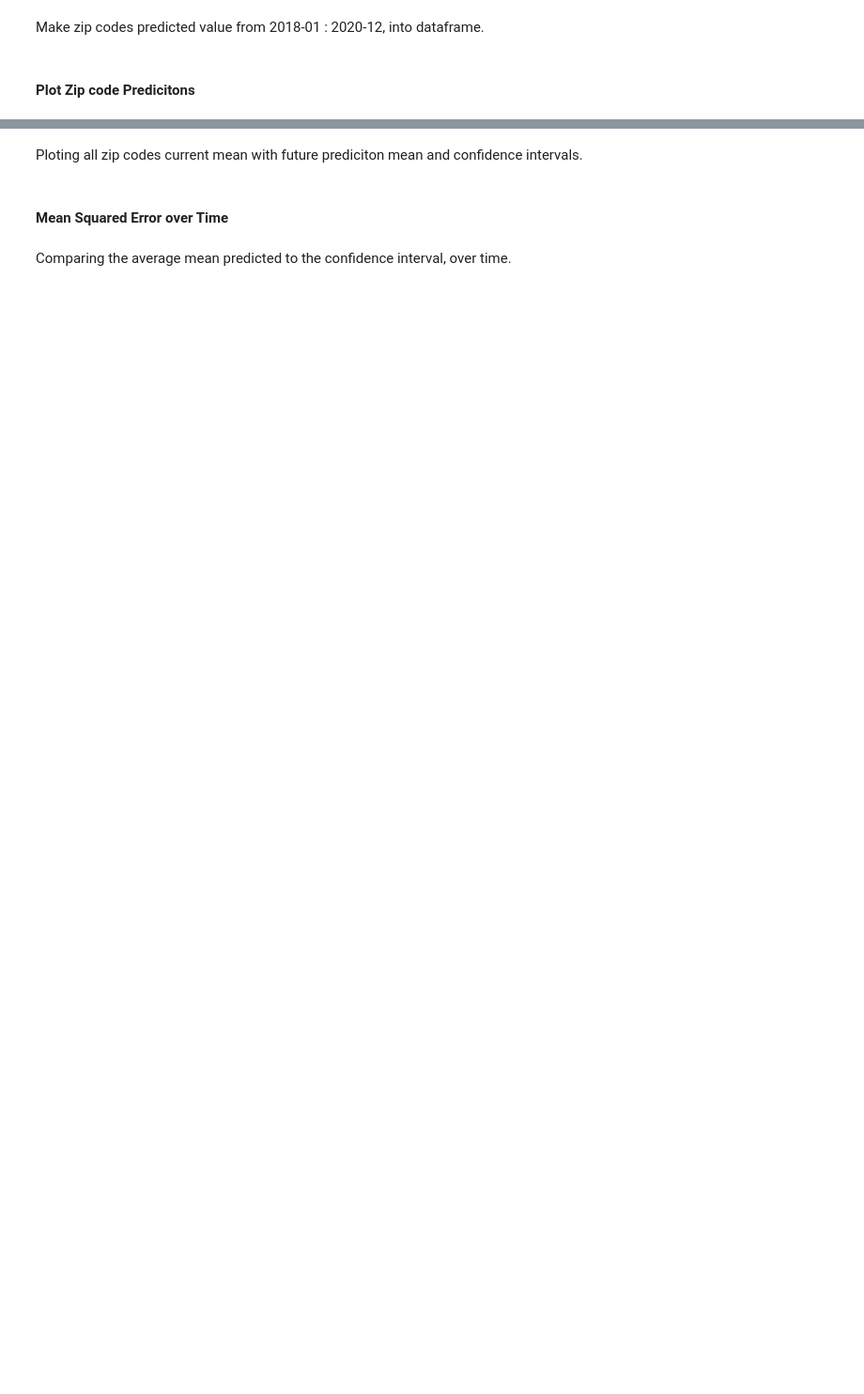
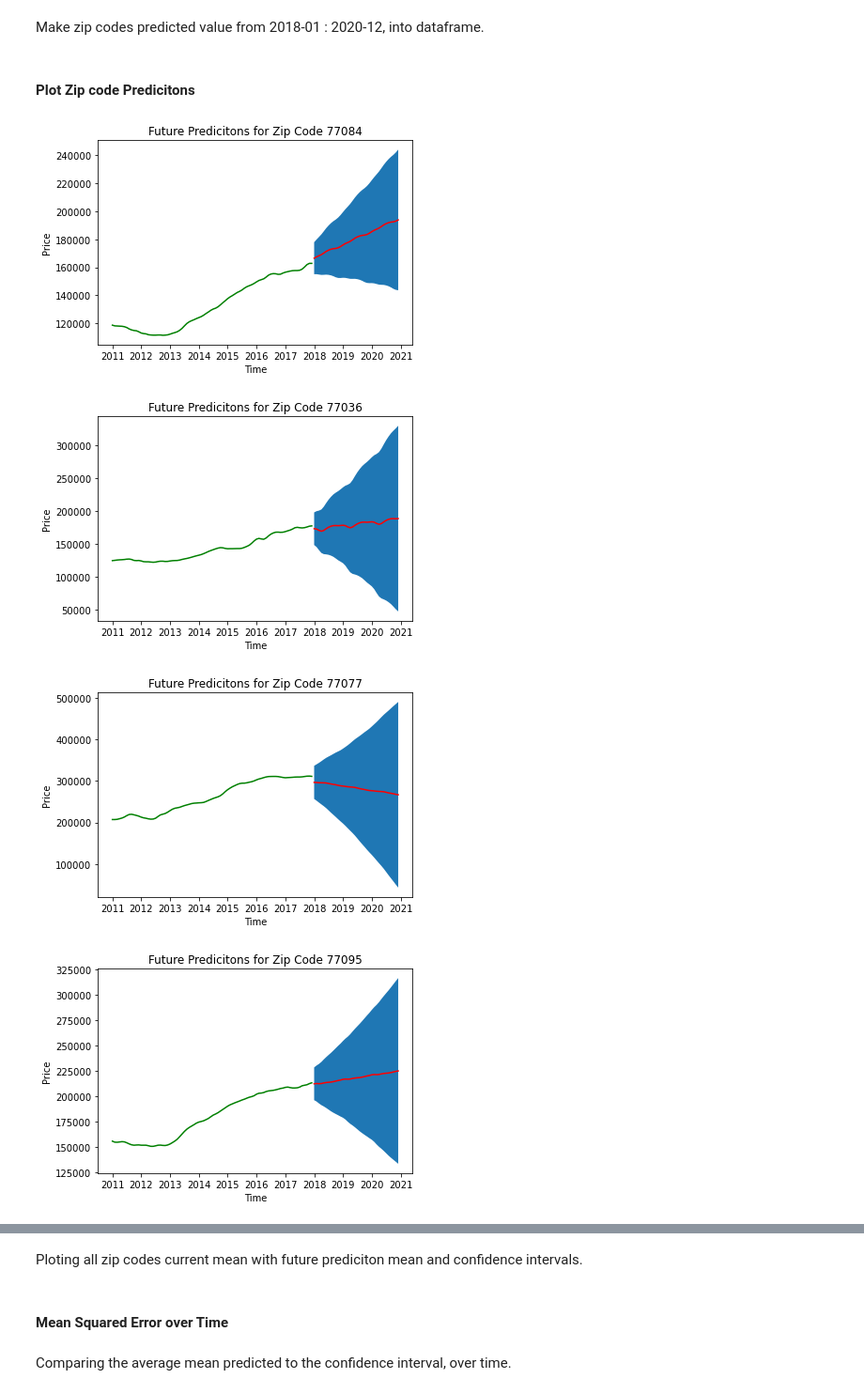
Before and after one commit to Blue723/Housing_Time_Series, a Jupyter notebook: SARIMA Model.ipynb, the cells around one changed output, grey strips where cells are left out. Shown at 94% size. Cells and saved outputs as stored; diff of their text form; code cells hidden in the pictures; blank space fills up the shorter version.

```diff
--- a/SARIMA Model.ipynb
+++ b/SARIMA Model.ipynb
@@ -231,9 +312,9 @@ Top 5 zipcode models for predicting the year 2017:
 #future mean predition 2018-2020
 future_mean = pd.DataFrame()
 conf_int = pd.DataFrame()
-#list of prediciotn models
+#list of prediction models
 pred_res = []
-for c in range(0,15):
+for c in range(len(zip_col)):
     pred = sarimax_model(zipcode_2016.iloc[:,c], pdq_li[c], pdqs_li[c], start='2018-01', end='2020-12')
     pred_mean_dict = {c: list(pred.predicted_mean)}
     pred_mean_df = pd.DataFrame(pred_mean_dict)
@@ -283,5 +400,10 @@ def future_plot(z , i):
 
     return None
 # %%
-for r in range(0,15):
+for r in range(len(zip_col)+1):
     future_plot(zip_col[r],r)
+# %% [output]
+[figure, added]
+[figure, added]
+[figure, added]
+[figure, added]
```
Also changed, not shown: parts of 44 cells of this notebook, 2 other files.
